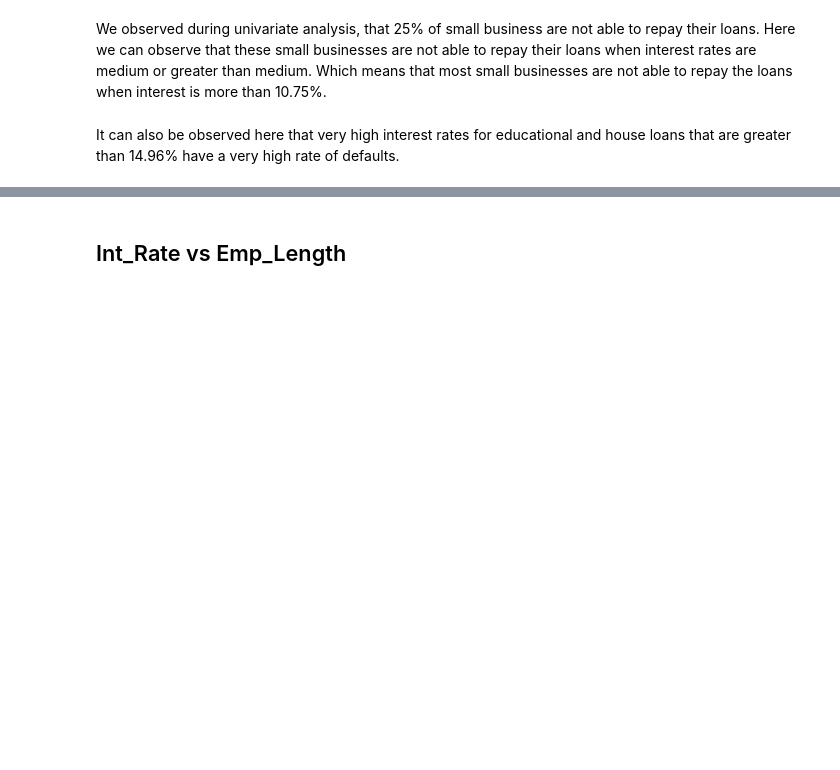
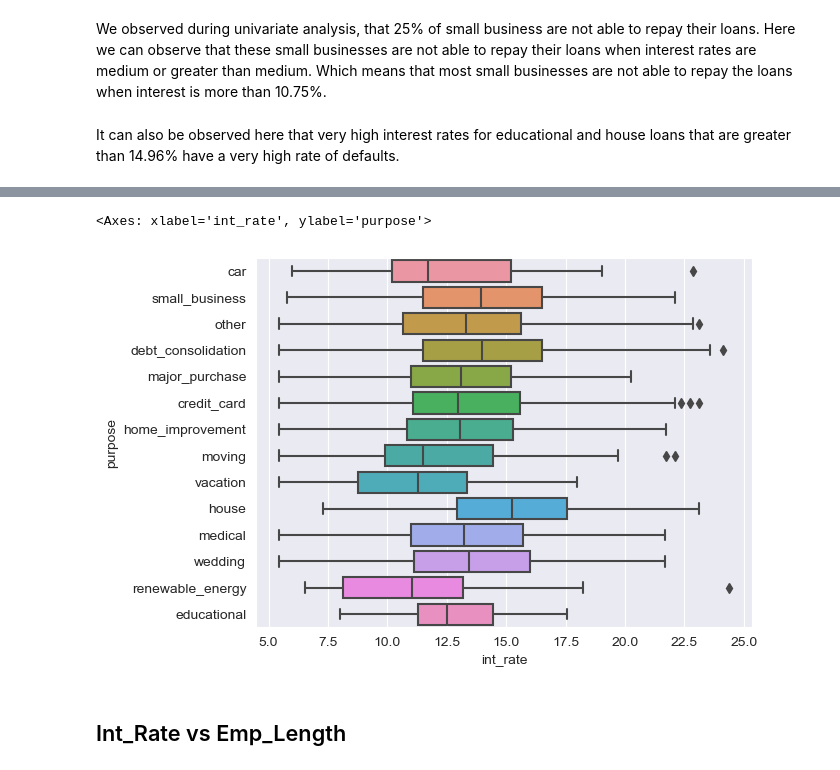
Before and after one commit to damodaravadhani/LendingClubCaseStudy, a Jupyter notebook: Mallikarjuna_Damodar.ipynb, the cells around one changed output, grey strips where cells are left out. Saved outputs shown, nothing was run; the diff lists cells and outputs as text; code cells hidden in the pictures; blank space fills up the shorter version.

```diff
--- a/Mallikarjuna_Damodar.ipynb
+++ b/Mallikarjuna_Damodar.ipynb
@@ -872,3 +882,8 @@ It can also be observed here that very high interest rates for educational and h
+# %%
+sns.boxplot(data=defaulted, y='purpose', x='int_rate')
+# %% [output]
+<Axes: xlabel='int_rate', ylabel='purpose'>
+[figure, added]
 # %% [markdown]
 ## Int_Rate vs Emp_Length
 # %%
```
Also changed, not shown: parts of 6 cells of this notebook.
